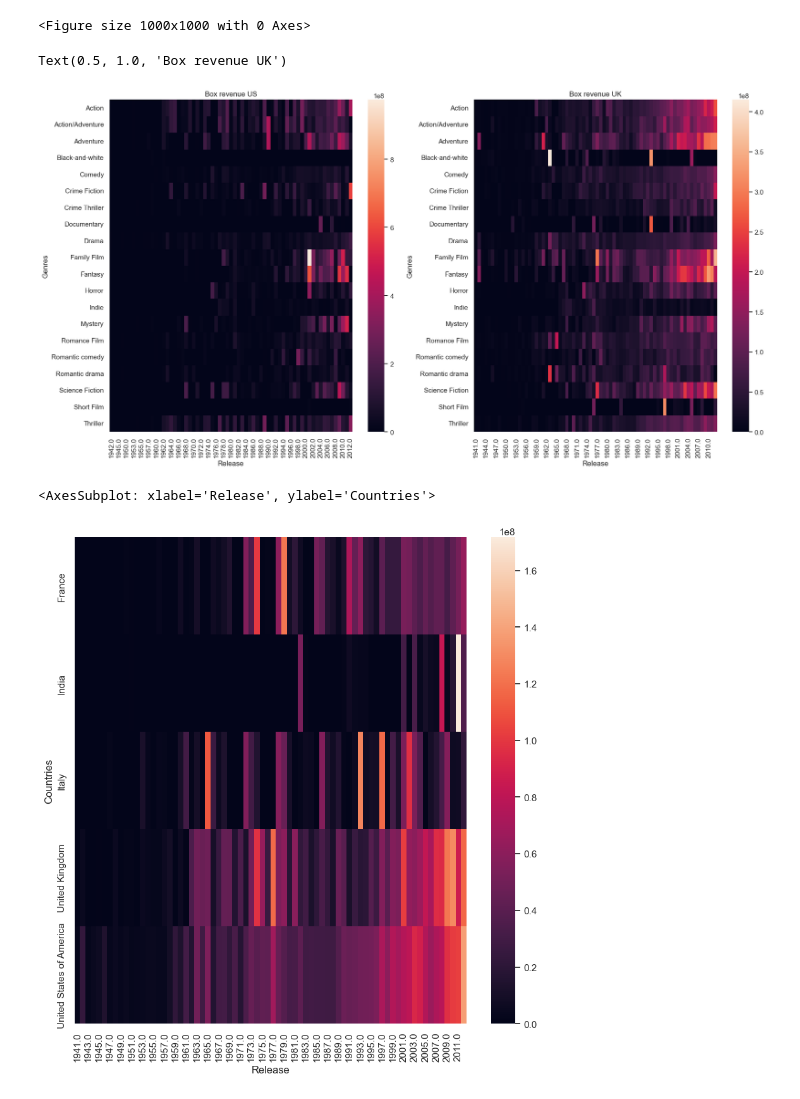
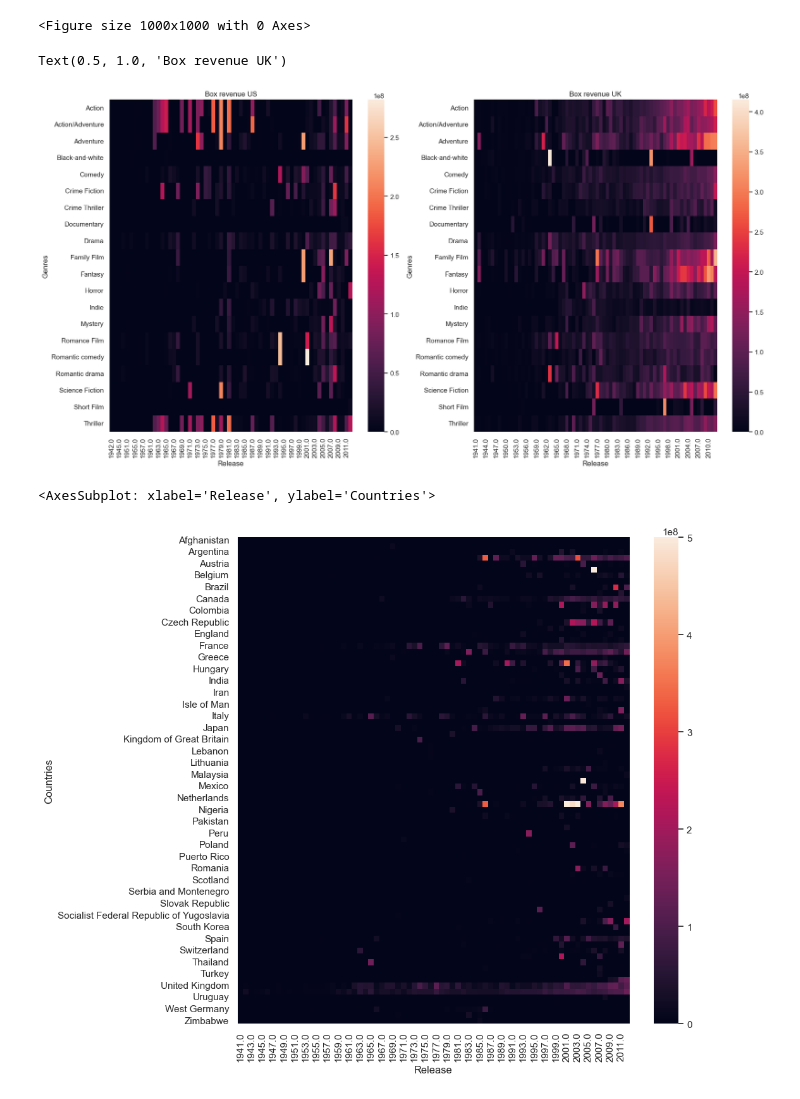
Before and after one commit to epfl-ada/ada-2022-project-rlab, a Jupyter notebook: Initial_Analysis_and_Ethnicity_Representation.ipynb, the cells around one changed output. Saved outputs shown, nothing was run; the diff lists cells and outputs as text; code cells hidden in the pictures.

```diff
--- a/Initial_Analysis_and_Ethnicity_Representation.ipynb
+++ b/Initial_Analysis_and_Ethnicity_Representation.ipynb
@@ -82,14 +70,17 @@ processed.head()
 # %%
 # Plot histogram of the countries with the most productions
-sns.histplot(data=processed[processed["Countries"].isin(processed.groupby(by="Countries")["Name"].count().nlargest(10).index)], x="Countries",log_scale=(False,True))
+tmp = movie_metadata.explode(column="Countries").reset_index(drop = True)
+top = tmp.groupby(by="Countries")["Name"].count().nlargest(10).index
+top_val = tmp.groupby(by="Countries")["Name"].count().nlargest(10)
+sns.histplot(data=tmp[tmp["Countries"].isin(top)], x="Countries",log_scale=(False,True))
 plt.xticks(rotation=75)
 plt.title('Movies country of origin')
 sns.set(rc={'figure.figsize':(10,10)})
 sns.set_style("darkgrid")
 # Filter the  top producing countries
-processed = processed[processed["Countries"].isin(processed.groupby(by="Countries")["Name"].count().nlargest(5).index)]
-
-print(processed.groupby(by="Countries")["Release"].count().sort_values(ascending=False))
+processed = movie_metadata[movie_metadata["Countries"].apply(lambda x: any(e in top[0:5] for e in x))].reset_index()
+processed.head()
+print(top_val)
 # %% [output]
 Countries
 United States of America    33197
@@ -758,11 +748,11 @@ To adopt the future behavior and silence this warning, use
 <Figure size 1000x1000 with 0 Axes>
 # %%
 # Box revenue of genres vs release date for the US
-tmp = processed[processed["Countries"].isin(["United States of America", "United Kingdom"])].explode("Genres")
+tmp = processed[processed["Countries"].apply(lambda x: any(e in ["United States of America", "United Kingdom"] for e in x))].explode("Genres")
 tmp = tmp[tmp["Release"]>1940]
 tmp = tmp[tmp["Genres"].isin(tmp["Genres"].value_counts().nlargest(20).index)]
-temp = tmp[tmp["Countries"].isin(["United States of America"])]
-tmp = tmp[~tmp["Countries"].isin(["United States of America"])]
+temp = tmp[tmp["Countries"].apply(lambda x: any(e=="United States of America" for e in x))]
+tmp = tmp[~tmp["Countries"].apply(lambda x: any(e=="United States of America" for e in x))]
 tmp = tmp.pivot_table(index = 'Genres', columns='Release', values='BoxRevenue', aggfunc='mean', fill_value=0)
 
 # Box revenue of genres vs release date for the UK
@@ -776,14 +766,15 @@ ax2 = sns.heatmap(temp, ax=ax2)
 ax2.set_title("Box revenue UK")
 # %% [output]
 Text(0.5, 1.0, 'Box revenue UK')
-[figure, old version]
+[figure, new version]
 # %%
 # What are the most common genres for the 5 top producing countries
-tmp = processed[processed["Release"]>1940].pivot_table(index = 'Countries', columns='Release', values='BoxRevenue', aggfunc='mean', fill_value=0)
-sns.heatmap(tmp)
+tmp = processed.explode("Countries")
+tmp = tmp[tmp["Release"]>1940].pivot_table(index = 'Countries', columns='Release', values='BoxRevenue', aggfunc='mean', fill_value=0)
+sns.heatmap(tmp, vmax=5e8)
 # %% [output]
 <AxesSubplot: xlabel='Release', ylabel='Countries'>
-[figure, old version]
+[figure, new version]
 # %%
 tmp = charac_group.dropna(subset="Release")
 # We take 1980 as before there are very few porno movies
```
Also changed, not shown: parts of 21 cells of this notebook, 1 other file.
